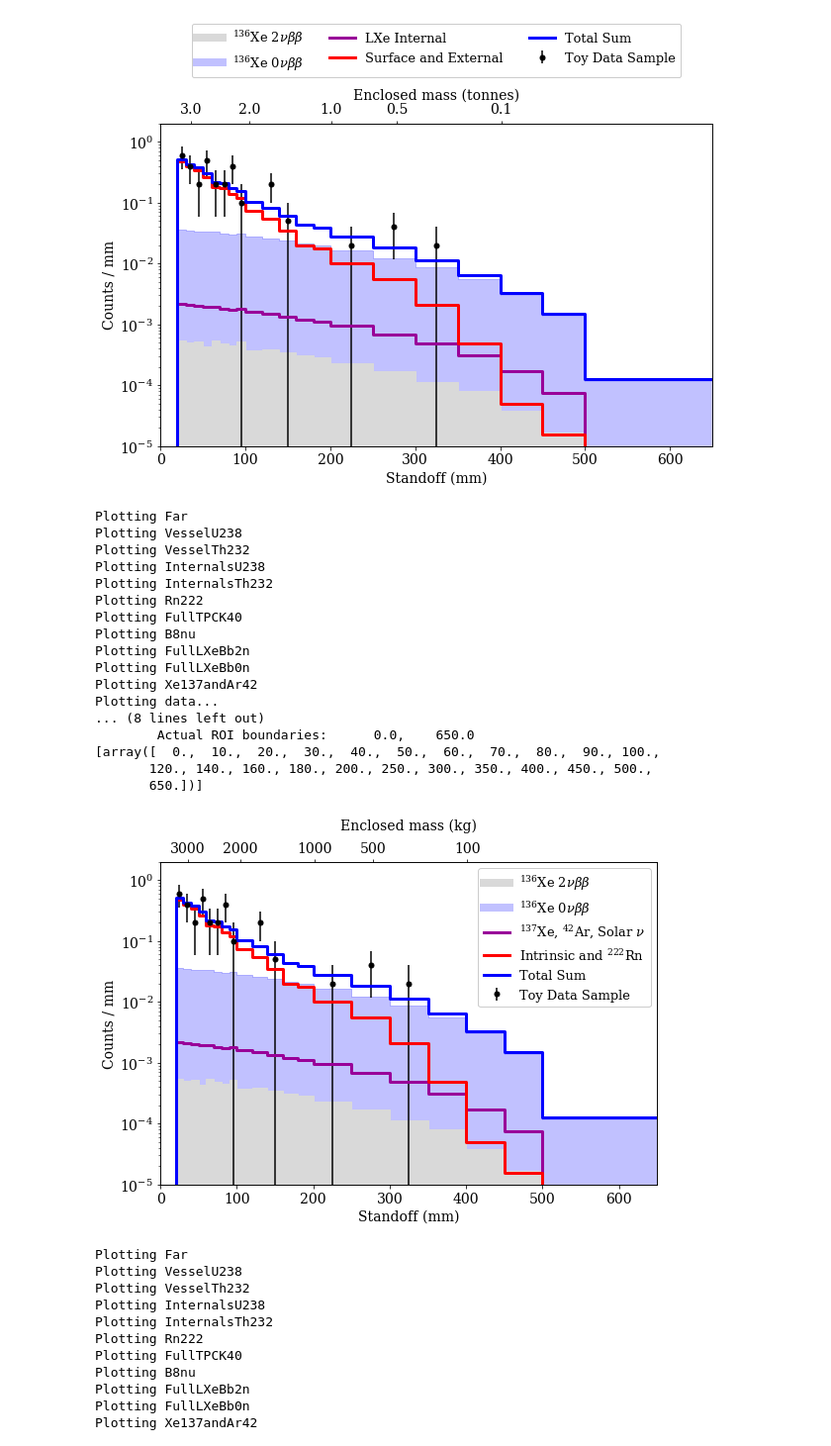
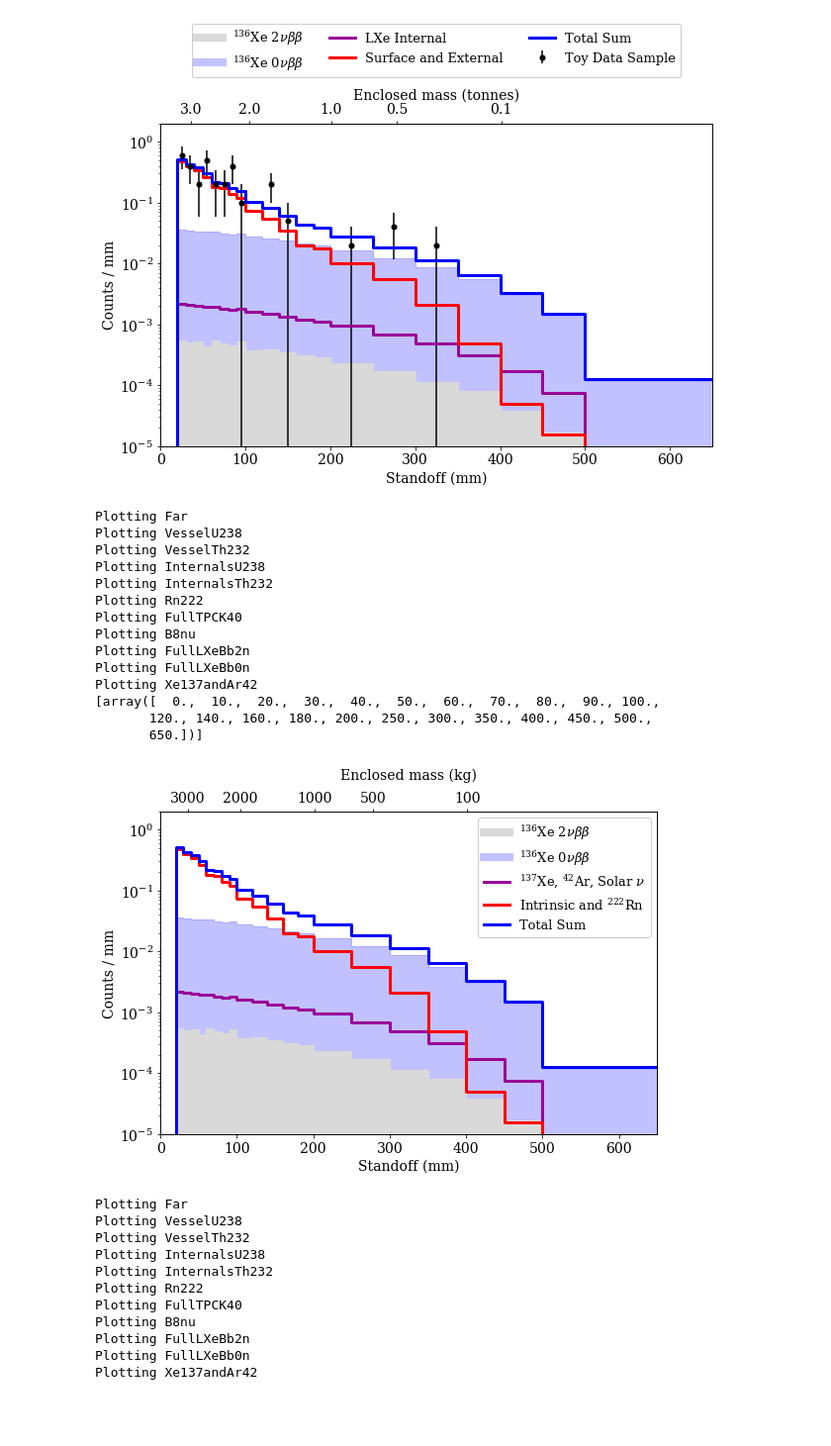
Before and after one commit to YMTheory/sensitivity, a Jupyter notebook: work/SensitivityPaper2020_scripts/PaperPlots/Event Distributions.ipynb, the cells around one changed output. Shown at 99% size. Saved outputs shown, nothing was run; the diff lists cells and outputs as text; code cells hidden in the pictures; blank space fills up the shorter version.

```diff
--- a/work/SensitivityPaper2020_scripts/PaperPlots/Event Distributions.ipynb
+++ b/work/SensitivityPaper2020_scripts/PaperPlots/Event Distributions.ipynb
@@ -751,9 +751,23 @@ print(likelihood2020.dataset)
 # %% [output]
 Hist(14 bins in [0.0,1.0], 250 bins in [1000.0,3500.0], 22 bins in [0.0,650.0], with sum 55444250, 42933 empty bins, and 0 non-finite values)
 # %%
+workspace2020_d024.CreateGroupedPDFs()
 likelihood2020 = nEXOFitLikelihood.nEXOFitLikelihood()
 likelihood2020.AddPDFDataframeToModel(workspace2020_d024.df_group_pdfs,\
                                       axis_names=workspace2020_d024.histogram_axis_names)
+
+categories_dict = {"Far": 'External',
+"VesselU238": 'External',
+"VesselTh232": 'External',
+"InternalsU238": 'External',
+"InternalsTh232": 'External',
+"Rn222": 'External',
+"FullTPCK40": 'External',
+"B8nu": 'Internal',
+"FullLXeBb2n": 'Bb2n',
+"FullLXeBb0n": 'Bb0n',
+"Xe137andAr42": 'Internal'}
+
 
 sig_idx = likelihood2020.model.GetVariableIndexByName('Bb0n')
 likelihood2020.model.variable_list[sig_idx]['Value'] = 11.81
@@ -1104,7 +1118,7 @@ cut_dict = {'DNN': (0.85,1.),
 
 
 
-plot_data=True
+plot_data=False
 show_legend=True
 
 plt.rcParams.update({'font.size': 14})
@@ -1208,37 +1222,34 @@ if show_legend:
 
 ax
 ax2 = ax.twiny()
 
 print(cut_pdf.project([2]).bins)
 
 masses = [100, 500,1000,2000,3000]
 masses_labels = ['{}'.format(mass) for mass in masses]
 fid_standoffs = [standoff_vs_mass(mass) for mass in masses]
 ax2.set_xlim(ax.get_xlim())
 ax2.set_xticks(fid_standoffs)
 ax2.set_xticklabels(masses_labels)
 ax2.set_xlabel('Enclosed mass (kg)',labelpad=12)
 
 plt.savefig('standoff_event_distributions_in_ROI_differential_combined_bkgs_legend_right.png',dpi=300,bbox_inches='tight')
 # %% [output]
 Plotting Far
 Plotting VesselU238
 Plotting VesselTh232
 Plotting InternalsU238
 Plotting InternalsTh232
 Plotting Rn222
 Plotting FullTPCK40
 Plotting B8nu
 Plotting FullLXeBb2n
 Plotting FullLXeBb0n
 Plotting Xe137andAr42
-Plotting data...
-... (8 lines left out)
-        Actual ROI boundaries:      0.0,    650.0
 [array([  0.,  10.,  20.,  30.,  40.,  50.,  60.,  70.,  80.,  90., 100.,
        120., 140., 160., 180., 200., 250., 300., 350., 400., 450., 500.,
        650.])]
-[figure, old version]
+[figure, new version]
 # %%
 cut_dict = {'DNN': (0.,1.),
                     'Energy (keV)': (2434.,2480.),
```
Also changed, not shown: parts of 6 cells of this notebook, 51 other files.
